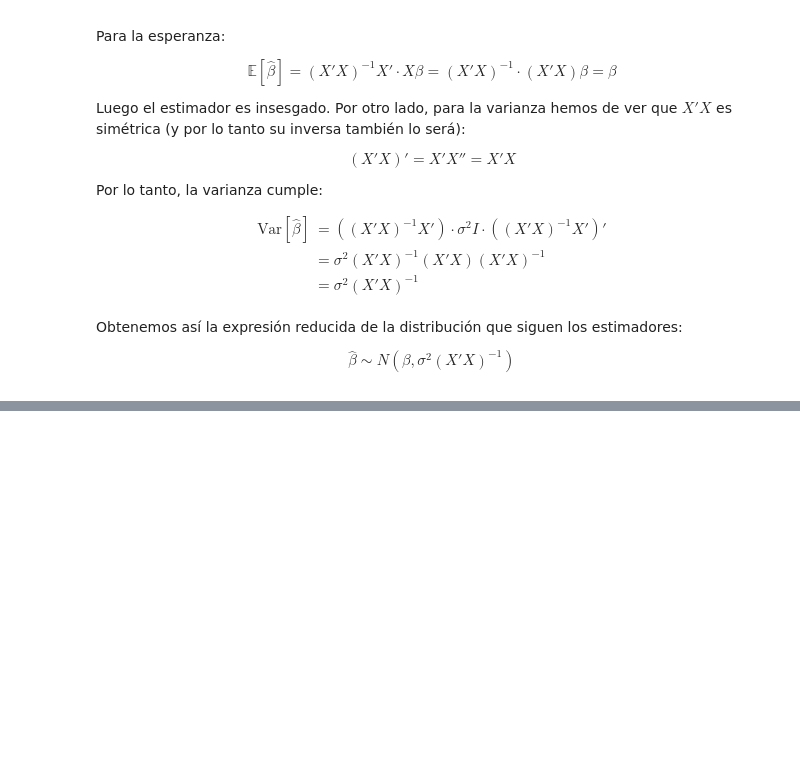
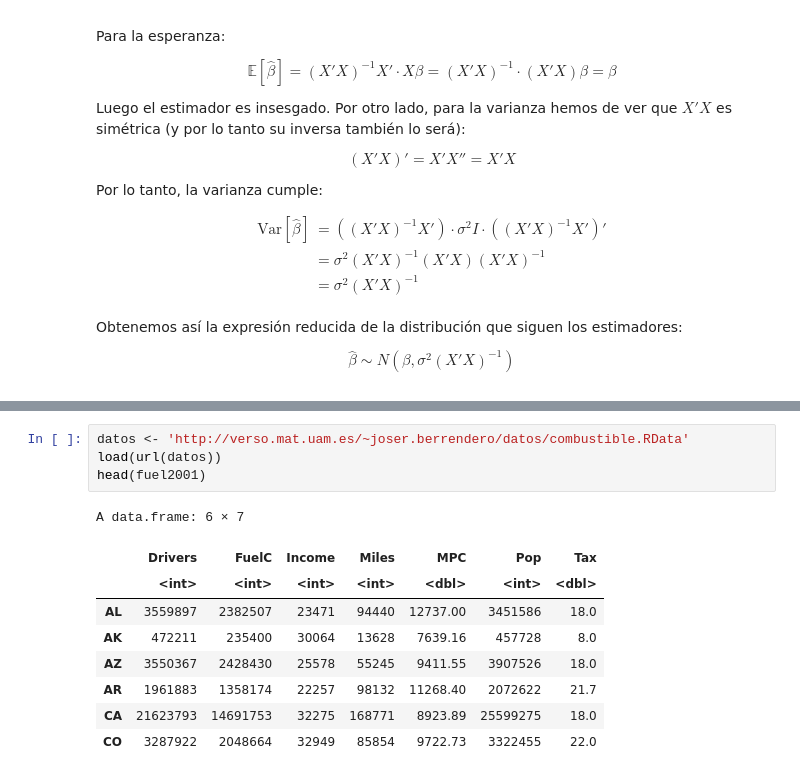
Before and after one commit to Ocete/mcd-mae, a Jupyter notebook: Entrega 3/ejercicios.ipynb, the cells around one changed output, grey strips where cells are left out. Saved outputs shown, nothing was run; the diff lists cells and outputs as text; blank space fills up the shorter version.

```diff
--- a/Entrega 3/ejercicios.ipynb
+++ b/Entrega 3/ejercicios.ipynb
@@ -244,0 +262,14 @@ $$
+# %%
+datos <- 'http://verso.mat.uam.es/~joser.berrendero/datos/combustible.RData'
+load(url(datos))
+head(fuel2001)
+# %% [output]
+A data.frame: 6 × 7
+|  | Drivers | FuelC | Income | Miles | MPC | Pop | Tax |
+|  | <int> | <int> | <int> | <int> | <dbl> | <int> | <dbl> |
+| AL | 3559897 | 2382507 | 23471 | 94440 | 12737.00 | 3451586 | 18.0 |
+| AK | 472211 | 235400 | 30064 | 13628 | 7639.16 | 457728 | 8.0 |
+| AZ | 3550367 | 2428430 | 25578 | 55245 | 9411.55 | 3907526 | 18.0 |
+| AR | 1961883 | 1358174 | 22257 | 98132 | 11268.40 | 2072622 | 21.7 |
+| CA | 21623793 | 14691753 | 32275 | 168771 | 8923.89 | 25599275 | 18.0 |
+| CO | 3287922 | 2048664 | 32949 | 85854 | 9722.73 | 3322455 | 22.0 |
```
Also changed, not shown: parts of 10 cells of this notebook.
